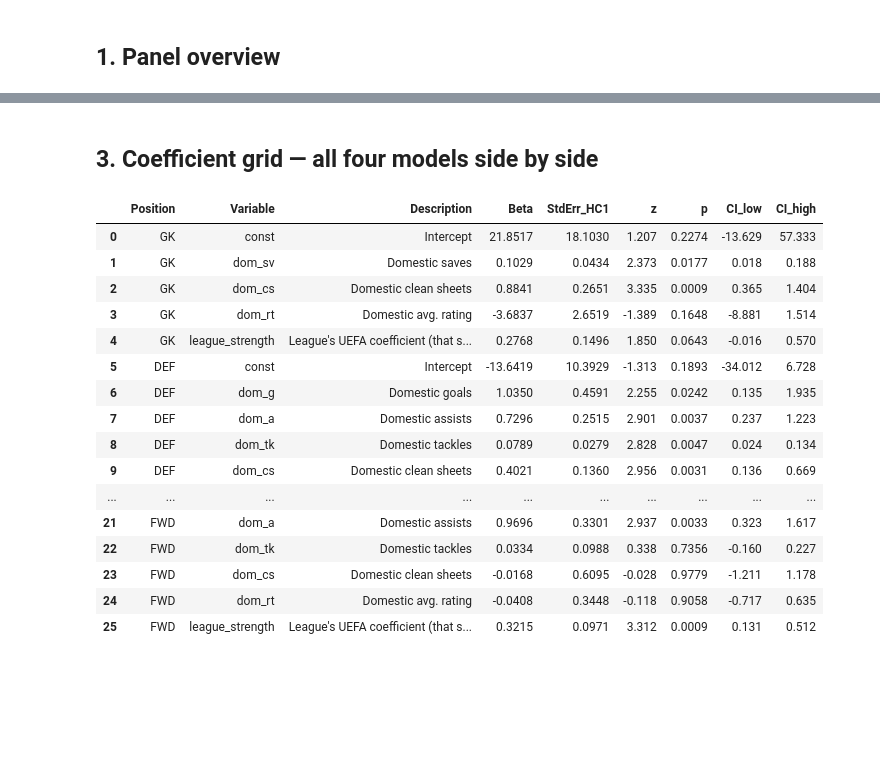
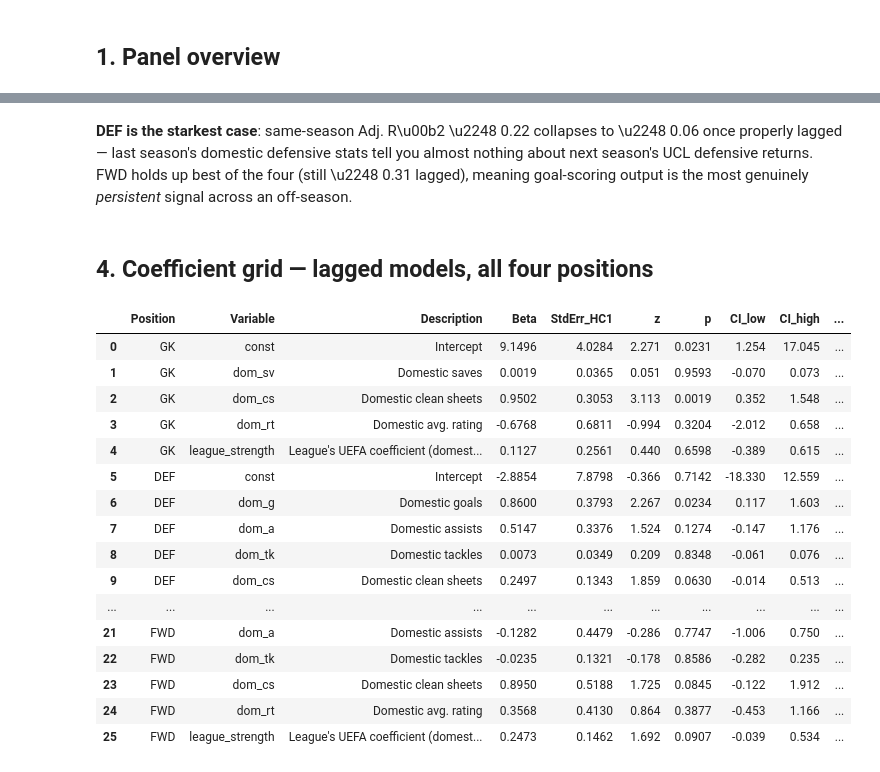
Before and after one commit to alexg171/ucl-fantasy-visualizer, a Jupyter notebook: ols_fantasy_model.ipynb, the cells around one changed output, grey strips where cells are left out. Drawn from its saved outputs; the diff is of its cells as text; code cells hidden in the pictures; blank space fills up the shorter version.

```diff
--- a/ols_fantasy_model.ipynb
+++ b/ols_fantasy_model.ipynb
@@ -18,4 +19,5 @@ Predicts a player's UEFA Champions League Fantasy points from their **domestic-l
 # %%
+import json
 import pandas as pd
 import numpy as np
 import statsmodels.api as sm
@@ -25,6 +27,6 @@ plt.rcParams['figure.dpi'] = 110
 plt.rcParams['axes.spines.top'] = False
 plt.rcParams['axes.spines.right'] = False
 
-panel = pd.read_csv('regression_training_panel.csv')
+panel = pd.read_csv('regression_training_panel_lagged.csv')
 panel.head()
 # %% [output]
@@ -128,0 +122,21 @@ Notes:
+# %%
+panel_sameseason = pd.read_csv('regression_training_panel.csv')
+
+comparison_rows = []
+for pos, feats in FEATURES.items():
+    sub_lag = panel[panel['pos'] == pos]
+    Xl = sm.add_constant(sub_lag[feats]); yl = sub_lag['target_ucl_fantasy_pts']
+    ml = sm.OLS(yl, Xl).fit(cov_type='HC1')
+
+    sub_ss = panel_sameseason[panel_sameseason['pos'] == pos]
+    Xs = sm.add_constant(sub_ss[feats]); ys = sub_ss['target_ucl_fantasy_pts']
+    ms = sm.OLS(ys, Xs).fit(cov_type='HC1')
+
+    comparison_rows.append({
+        'Position': pos,
+        'Same-season N': len(sub_ss), 'Same-season Adj_R2': round(ms.rsquared_adj, 3),
+        'Lagged N': len(sub_lag), 'Lagged Adj_R2': round(ml.rsquared_adj, 3),
+        'Drop': round(ms.rsquared_adj - ml.rsquared_adj, 3),
+    })
+comparison = pd.DataFrame(comparison_rows)
+comparison
@@ -129,48 +163,47 @@ Notes:
+# %% [markdown]
+**DEF is the starkest case**: same-season Adj. R\u00b2 \u2248 0.22 collapses to \u2248 0.06 once properly lagged — last season's domestic defensive stats tell you almost nothing about next season's UCL defensive returns. FWD holds up best of the four (still \u2248 0.31 lagged), meaning goal-scoring output is the most genuinely *persistent* signal across an off-season.
 # %% [markdown]
-## 3. Coefficient grid — all four models side by side
+## 4. Coefficient grid — lagged models, all four positions
 # %%
 VAR_LABELS = {
     'const': 'Intercept',
     'dom_g': 'Domestic goals',
     'dom_a': 'Domestic assists',
     'dom_tk': 'Domestic tackles',
     'dom_cs': 'Domestic clean sheets',
     'dom_sv': 'Domestic saves',
     'dom_rt': 'Domestic avg. rating',
-    'league_strength': "League's UEFA coefficient (that season)",
+    'league_strength': "League's UEFA coefficient (domestic input season)",
 }
 
 rows = []
 for pos, model in models.items():
     for var in model.params.index:
         rows.append({
-            'Position': pos,
-            'Variable': var,
-            'Description': VAR_LABELS.get(var, var),
-            'Beta': round(model.params[var], 4),
-            'StdErr_HC1': round(model.bse[var], 4),
-            'z': round(model.tvalues[var], 3),
-            'p': round(model.pvalues[var], 4),
-            'CI_low': round(model.conf_int().loc[var, 0], 3),
-            'CI_high': round(model.conf_int().loc[var, 1], 3),
+            'Position': pos, 'Variable': var, 'Description': VAR_LABELS.get(var, var),
+            'Beta': round(model.params[var], 4), 'StdErr_HC1': round(model.bse[var], 4),
+            'z': round(model.tvalues[var], 3), 'p': round(model.pvalues[var], 4),
+            'CI_low': round(model.conf_int().loc[var, 0], 3), 'CI_high': round(model.conf_int().loc[var, 1], 3),
+            'Significant_at_05': model.pvalues[var] < 0.05,
         })
 coef_grid = pd.DataFrame(rows)
+coef_grid.to_csv('regression_model_coefficients_lagged.csv', index=False)
 coef_grid
 # %% [output]
-|  | Position | Variable | Description | Beta | StdErr_HC1 | z | p | CI_low | CI_high |
-| 0 | GK | const | Intercept | 21.8517 | 18.1030 | 1.207 | 0.2274 | -13.629 | 57.333 |
-| 1 | GK | dom_sv | Domestic saves | 0.1029 | 0.0434 | 2.373 | 0.0177 | 0.018 | 0.188 |
-| 2 | GK | dom_cs | Domestic clean sheets | 0.8841 | 0.2651 | 3.335 | 0.0009 | 0.365 | 1.404 |
-| 3 | GK | dom_rt | Domestic avg. rating | -3.6837 | 2.6519 | -1.389 | 0.1648 | -8.881 | 1.514 |
-| 4 | GK | league_strength | League's UEFA coefficient (that s... | 0.2768 | 0.1496 | 1.850 | 0.0643 | -0.016 | 0.570 |
-| 5 | DEF | const | Intercept | -13.6419 | 10.3929 | -1.313 | 0.1893 | -34.012 | 6.728 |
-| 6 | DEF | dom_g | Domestic goals | 1.0350 | 0.4591 | 2.255 | 0.0242 | 0.135 | 1.935 |
-| 7 | DEF | dom_a | Domestic assists | 0.7296 | 0.2515 | 2.901 | 0.0037 | 0.237 | 1.223 |
-| 8 | DEF | dom_tk | Domestic tackles | 0.0789 | 0.0279 | 2.828 | 0.0047 | 0.024 | 0.134 |
-| 9 | DEF | dom_cs | Domestic clean sheets | 0.4021 | 0.1360 | 2.956 | 0.0031 | 0.136 | 0.669 |
-| ... | ... | ... | ... | ... | ... | ... | ... | ... | ... |
-| 21 | FWD | dom_a | Domestic assists | 0.9696 | 0.3301 | 2.937 | 0.0033 | 0.323 | 1.617 |
-| 22 | FWD | dom_tk | Domestic tackles | 0.0334 | 0.0988 | 0.338 | 0.7356 | -0.160 | 0.227 |
-| 23 | FWD | dom_cs | Domestic clean sheets | -0.0168 | 0.6095 | -0.028 | 0.9779 | -1.211 | 1.178 |
-| 24 | FWD | dom_rt | Domestic avg. rating | -0.0408 | 0.3448 | -0.118 | 0.9058 | -0.717 | 0.635 |
-| 25 | FWD | league_strength | League's UEFA coefficient (that s... | 0.3215 | 0.0971 | 3.312 | 0.0009 | 0.131 | 0.512 |
+|  | Position | Variable | Description | Beta | StdErr_HC1 | z | p | CI_low | CI_high | ... |
+| 0 | GK | const | Intercept | 9.1496 | 4.0284 | 2.271 | 0.0231 | 1.254 | 17.045 | ... |
+| 1 | GK | dom_sv | Domestic saves | 0.0019 | 0.0365 | 0.051 | 0.9593 | -0.070 | 0.073 | ... |
+| 2 | GK | dom_cs | Domestic clean sheets | 0.9502 | 0.3053 | 3.113 | 0.0019 | 0.352 | 1.548 | ... |
+| 3 | GK | dom_rt | Domestic avg. rating | -0.6768 | 0.6811 | -0.994 | 0.3204 | -2.012 | 0.658 | ... |
+| 4 | GK | league_strength | League's UEFA coefficient (domest... | 0.1127 | 0.2561 | 0.440 | 0.6598 | -0.389 | 0.615 | ... |
+| 5 | DEF | const | Intercept | -2.8854 | 7.8798 | -0.366 | 0.7142 | -18.330 | 12.559 | ... |
+| 6 | DEF | dom_g | Domestic goals | 0.8600 | 0.3793 | 2.267 | 0.0234 | 0.117 | 1.603 | ... |
+| 7 | DEF | dom_a | Domestic assists | 0.5147 | 0.3376 | 1.524 | 0.1274 | -0.147 | 1.176 | ... |
+| 8 | DEF | dom_tk | Domestic tackles | 0.0073 | 0.0349 | 0.209 | 0.8348 | -0.061 | 0.076 | ... |
+| 9 | DEF | dom_cs | Domestic clean sheets | 0.2497 | 0.1343 | 1.859 | 0.0630 | -0.014 | 0.513 | ... |
+| ... | ... | ... | ... | ... | ... | ... | ... | ... | ... | ... |
+| 21 | FWD | dom_a | Domestic assists | -0.1282 | 0.4479 | -0.286 | 0.7747 | -1.006 | 0.750 | ... |
+| 22 | FWD | dom_tk | Domestic tackles | -0.0235 | 0.1321 | -0.178 | 0.8586 | -0.282 | 0.235 | ... |
+| 23 | FWD | dom_cs | Domestic clean sheets | 0.8950 | 0.5188 | 1.725 | 0.0845 | -0.122 | 1.912 | ... |
+| 24 | FWD | dom_rt | Domestic avg. rating | 0.3568 | 0.4130 | 0.864 | 0.3877 | -0.453 | 1.166 | ... |
+| 25 | FWD | league_strength | League's UEFA coefficient (domest... | 0.2473 | 0.1462 | 1.692 | 0.0907 | -0.039 | 0.534 | ... |
```
Also changed, not shown: parts of 21 cells of this notebook, 7 other files.
